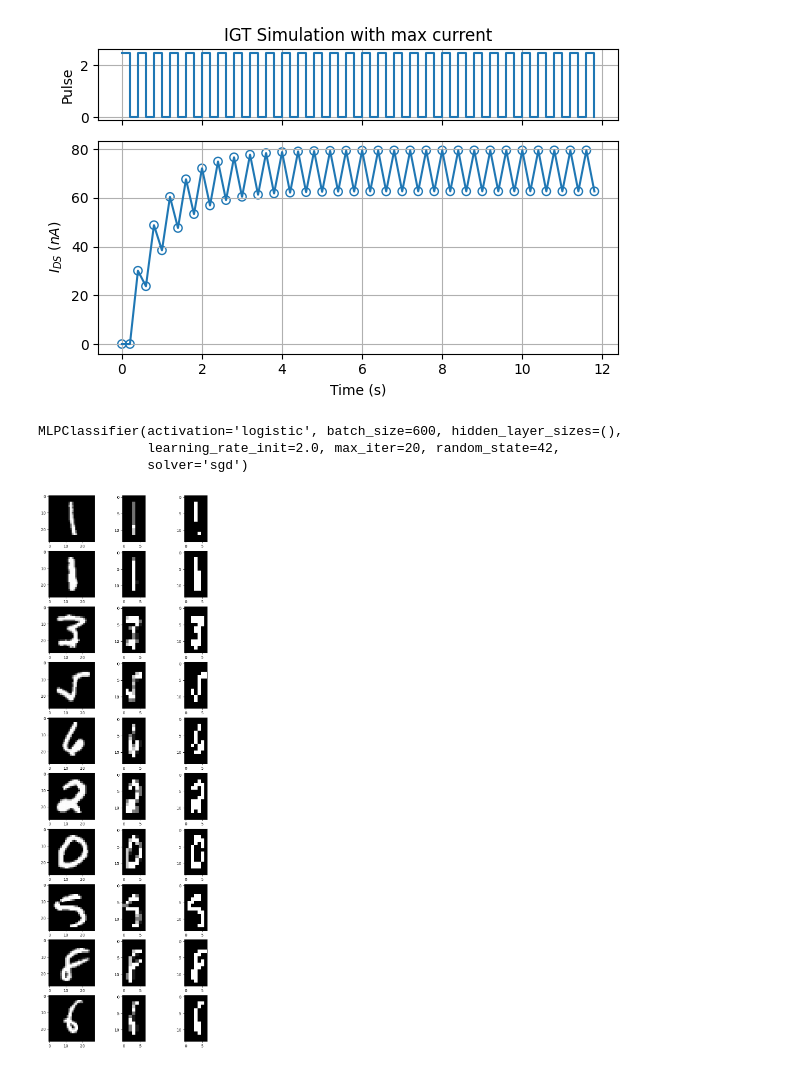
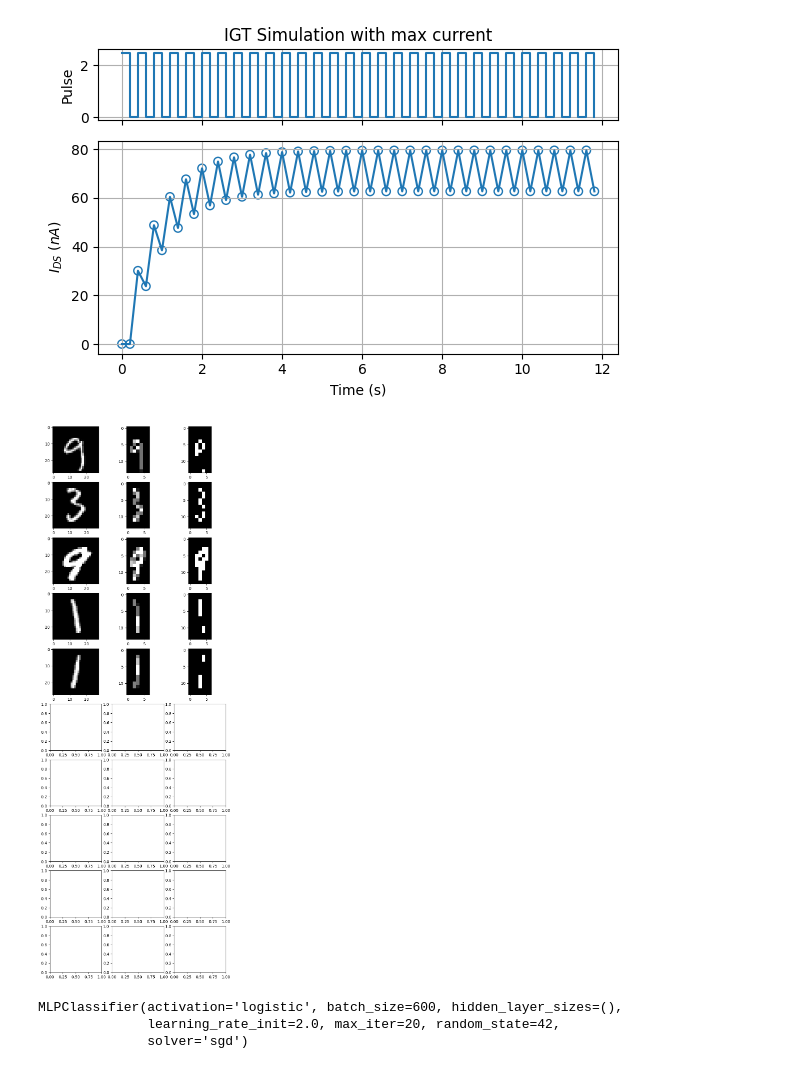
Before and after one commit to FipaLipe/IRIS, a Jupyter notebook: One_Node_Reservoir_Simulation.ipynb, the cells around one changed output. Drawn from its saved outputs; the diff is of its cells as text; code cells hidden in the pictures.

Commit message:
feat: update classifier models for one node

```diff
--- a/One_Node_Reservoir_Simulation.ipynb
+++ b/One_Node_Reservoir_Simulation.ipynb
@@ -31,8 +31,8 @@ K = 700 #nA
 
 NEURON_COUNT = 1
 
-TRAIN_BATCH_SIZE = 6000
-TEST_BATCH_SIZE = 1000
+TRAIN_BATCH_SIZE = 60000
+TEST_BATCH_SIZE = 10000
 
 MAX_ITERATION = 20
 LEARNING_RATE = 2
@@ -106,7 +106,11 @@ def image_to_pulses(img, threshold=IMAGE_THRESHOLD, interval=2):
 
     pulse_train = (pulse_train > threshold).astype(np.uint8)
 
-    pulse_train = pulse_train.reshape((28, 28))[::2, :].flatten()
+    pulse_train = pulse_train.reshape((28, 28))[::2].flatten()
+
+    # pulse_train = (pulse_train[::2, :] + pulse_train[1::2, :])/2
+
+    # pulse_train = pulse_train.flatten()
 
     zeros = np.zeros(interval * len(pulse_train), dtype=np.uint8)
     zeros[::interval] = pulse_train
@@ -238,50 +247,50 @@ from sklearn.neural_network import MLPClassifier
-# %%
-images, labels = get_images_batch(TRAIN_BATCH_SIZE)
-reconstructed_images_reservoir, reconstructed_images = run_reservoir(images)
-
-model_reservoir = MLPClassifier(
-    hidden_layer_sizes=(),
-    activation="logistic",
-    solver="sgd",
-    learning_rate="constant",
-    learning_rate_init=2.0,
-    batch_size=600,
-    max_iter=20,
-    random_state=42
-)
-
-model_reservoir.fit(reconstructed_images_reservoir, labels)
-
-model = MLPClassifier(
-    hidden_layer_sizes=(),
-    activation="logistic",
-    solver="sgd",
-    learning_rate="constant",
-    learning_rate_init=2.0,
-    batch_size=600,
-    max_iter=20,
-    random_state=42
-)
-
-model.fit(reconstructed_images, labels)
-# %% [output]
-MLPClassifier(activation='logistic', batch_size=600, hidden_layer_sizes=(),
-              learning_rate_init=2.0, max_iter=20, random_state=42,
-              solver='sgd')
 # %%
+images, labels = get_images_batch(TRAIN_BATCH_SIZE)
+reconstructed_images_reservoir, reconstructed_images = run_reservoir(images)
+
 fig, axes = plt.subplots(len(reconstructed_images_reservoir[:10]), 3, figsize=(8, 2.5*len(reconstructed_images_reservoir[:10])))
 
-for i, img in enumerate(reconstructed_images_reservoir[:10]):
+for i, img in enumerate(reconstructed_images_reservoir[:5]):
     axes[i, 0].imshow(images[i], cmap="binary_r")
 
     axes[i, 1].imshow(img.reshape(14,7), cmap="binary_r")
 
     axes[i, 2].imshow(reconstructed_images[i].reshape(14,7), cmap="binary_r")
 
 # plt.tight_layout()
 # plt.show()
 # %% [output]
-[figure, old version]
+[figure, new version]
+# %%
+model_reservoir_mlp = MLPClassifier(
+    hidden_layer_sizes=(),
+    activation="logistic",
+    solver="sgd",
+    learning_rate="constant",
+    learning_rate_init=2.0,
+    batch_size=600,
+    max_iter=20,
+    random_state=42
+)
+
+model_reservoir_mlp.fit(reconstructed_images_reservoir, labels)
+
+model_mlp = MLPClassifier(
+    hidden_layer_sizes=(),
+    activation="logistic",
+    solver="sgd",
+    learning_rate="constant",
+    learning_rate_init=2.0,
+    batch_size=600,
+    max_iter=20,
+    random_state=42
+)
+
+model_mlp.fit(reconstructed_images, labels)
+# %% [output]
+MLPClassifier(activation='logistic', batch_size=600, hidden_layer_sizes=(),
+              learning_rate_init=2.0, max_iter=20, random_state=42,
+              solver='sgd')
 # %%
 images_test, labels_test = get_images_batch(TEST_BATCH_SIZE, x_test, y_test)
 reconstructed_test_images_reservoir, reconstructed_test_images = run_reservoir(images_test)
```
Also changed, not shown: parts of 10 cells of this notebook.
